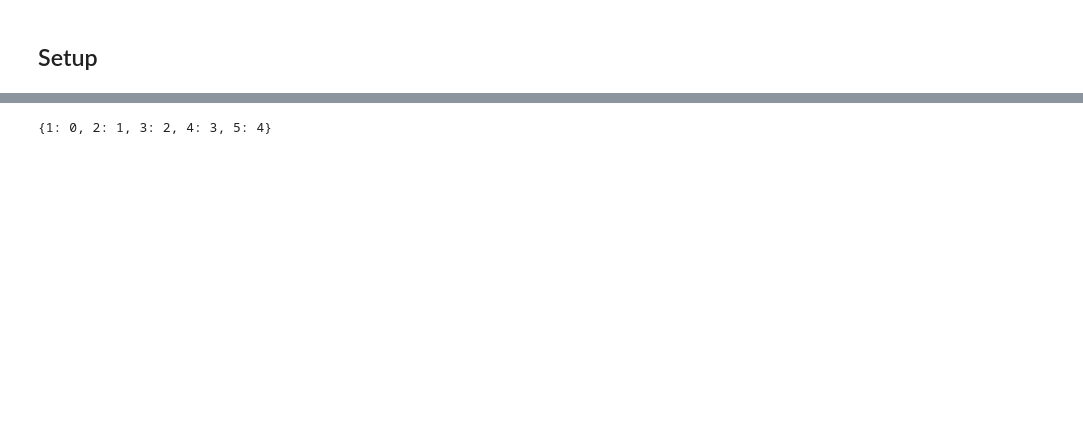
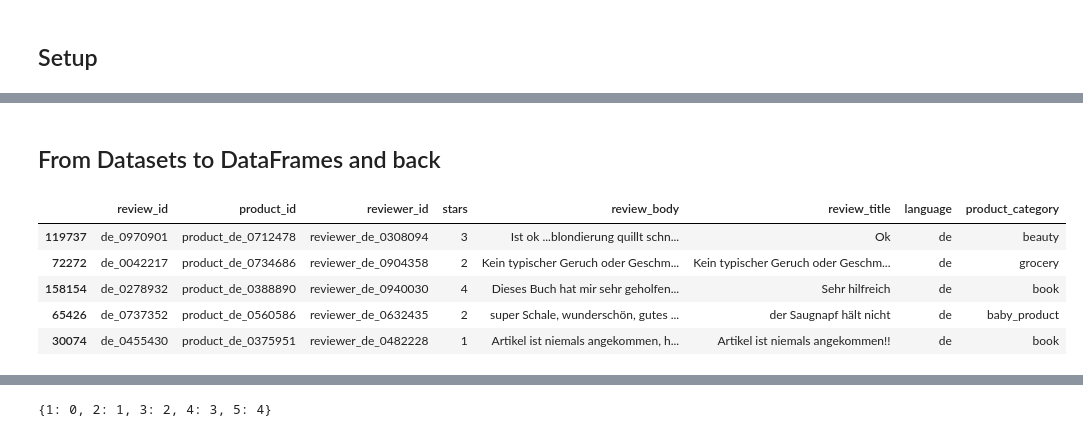
Before and after one commit to huggingface/workshops, a Jupyter notebook: nlp-zurich/01-text-classification.ipynb, the cells around one changed output, grey strips where cells are left out. Drawn from its saved outputs; the diff is of its cells as text; code cells hidden in the pictures; blank space fills up the shorter version.

```diff
--- a/nlp-zurich/01-text-classification.ipynb
+++ b/nlp-zurich/01-text-classification.ipynb
@@ -157,0 +79,17 @@ Name: stars, dtype: int64
+# %% [markdown]
+## From Datasets to DataFrames and back
+# %%
+from IPython.display import display, HTML
+
+german_dataset.set_format("pandas")
+german_df = german_dataset["train"][:]
+# Create a random sample
+sample = german_df.sample(n=5, random_state=42)
+display(HTML(sample.to_html()))
+# %% [output]
+|  | review_id | product_id | reviewer_id | stars | review_body | review_title | language | product_category |
+| 119737 | de_0970901 | product_de_0712478 | reviewer_de_0308094 | 3 | Ist ok ...blondierung quillt schn... | Ok | de | beauty |
+| 72272 | de_0042217 | product_de_0734686 | reviewer_de_0904358 | 2 | Kein typischer Geruch oder Geschm... | Kein typischer Geruch oder Geschm... | de | grocery |
+| 158154 | de_0278932 | product_de_0388890 | reviewer_de_0940030 | 4 | Dieses Buch hat mir sehr geholfen... | Sehr hilfreich | de | book |
+| 65426 | de_0737352 | product_de_0560586 | reviewer_de_0632435 | 2 | super Schale, wunderschön, gutes ... | der Saugnapf hält nicht | de | baby_product |
+| 30074 | de_0455430 | product_de_0375951 | reviewer_de_0482228 | 1 | Artikel ist niemals angekommen, h... | Artikel ist niemals angekommen!! | de | book |
```
Also changed, not shown: parts of 32 cells of this notebook.
